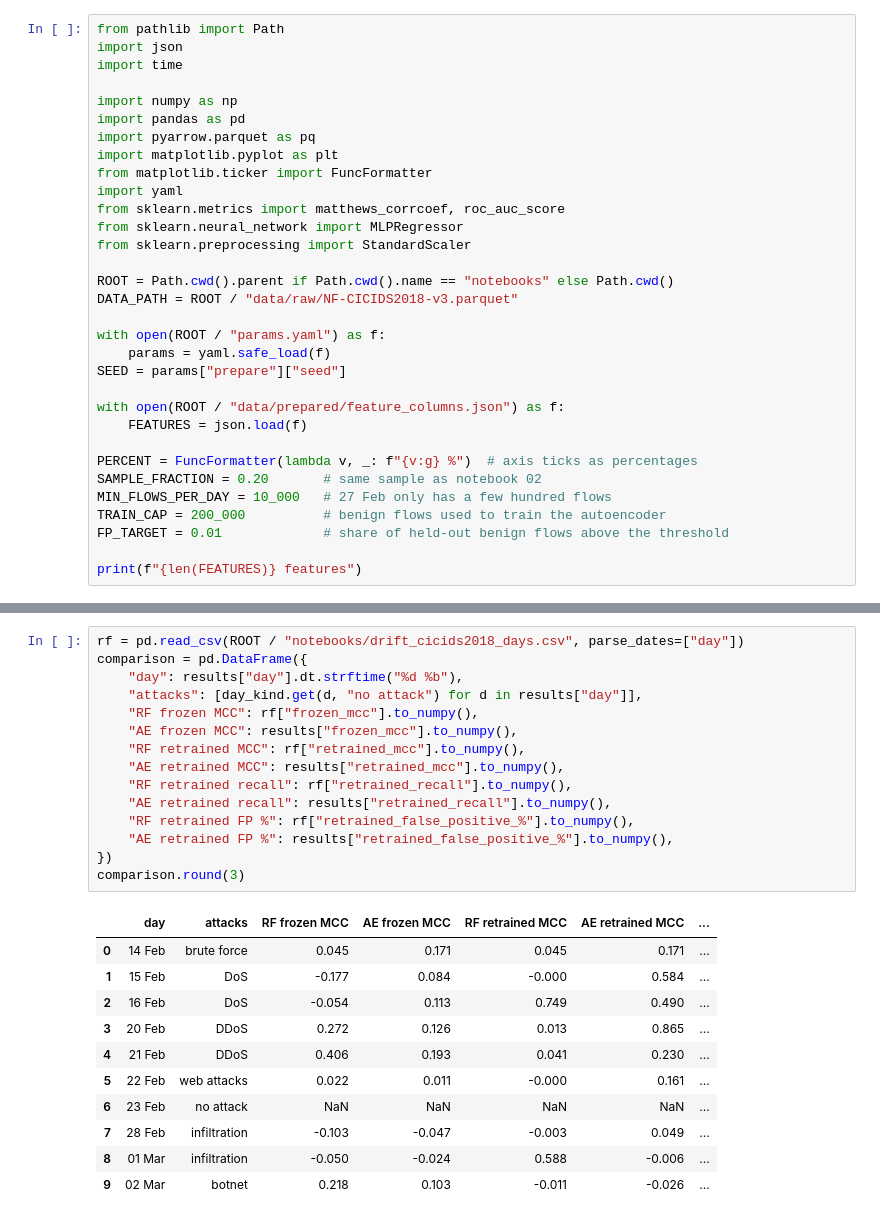
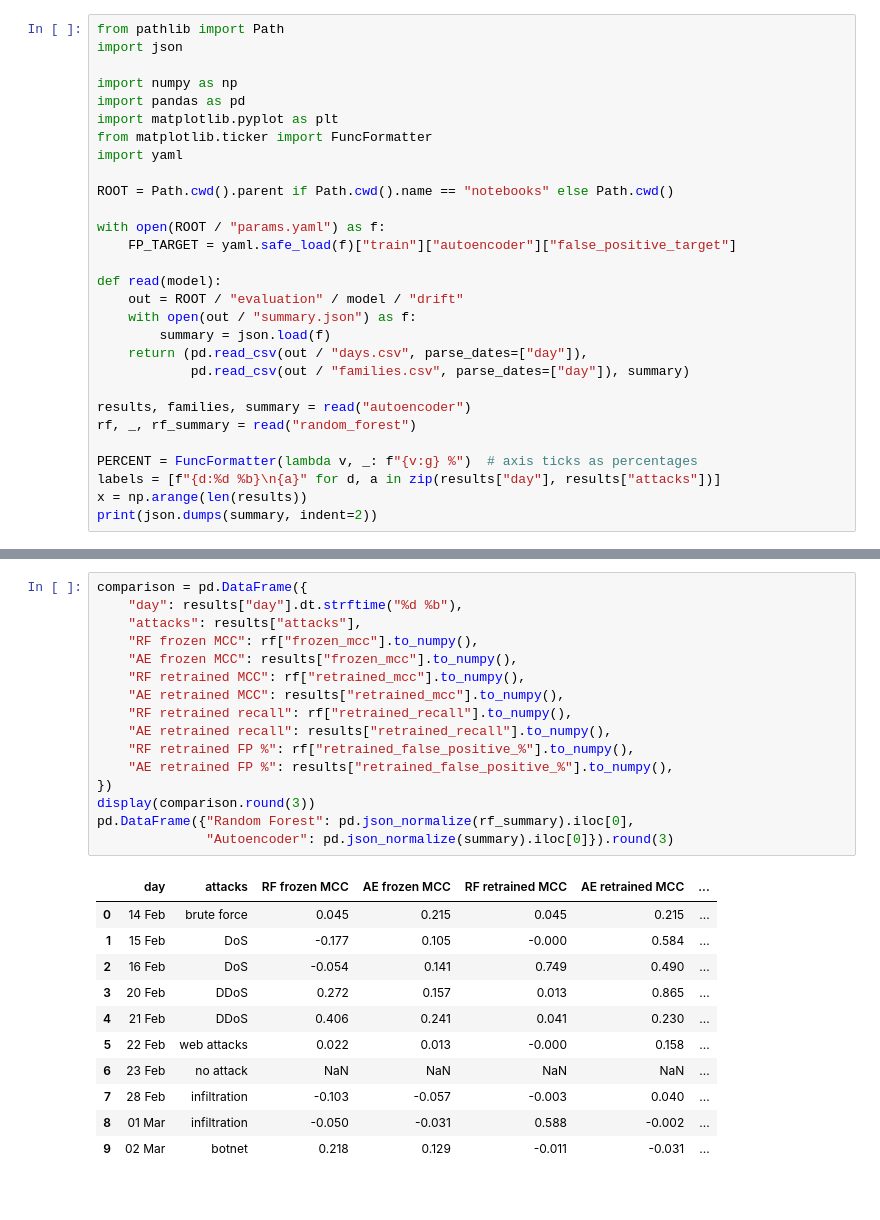
Before and after one commit to ALDHURAIBI/mlops-project-2026, a Jupyter notebook: notebooks/03_autoencoder_cicids2018.ipynb, the cells around one changed output, grey strips where cells are left out. Drawn from its saved outputs; the diff is of its cells as text.

```diff
--- a/notebooks/03_autoencoder_cicids2018.ipynb
+++ b/notebooks/03_autoencoder_cicids2018.ipynb
@@ -17,33 +17,30 @@ recomputed at each retraining. Same 38 features and same 20 % sample as notebook
 # %%
 from pathlib import Path
 import json
-import time
 
 import numpy as np
 import pandas as pd
-import pyarrow.parquet as pq
 import matplotlib.pyplot as plt
 from matplotlib.ticker import FuncFormatter
 import yaml
-from sklearn.metrics import matthews_corrcoef, roc_auc_score
-from sklearn.neural_network import MLPRegressor
-from sklearn.preprocessing import StandardScaler
 
 ROOT = Path.cwd().parent if Path.cwd().name == "notebooks" else Path.cwd()
-DATA_PATH = ROOT / "data/raw/NF-CICIDS2018-v3.parquet"
 
 with open(ROOT / "params.yaml") as f:
-    params = yaml.safe_load(f)
-SEED = params["prepare"]["seed"]
+    FP_TARGET = yaml.safe_load(f)["train"]["autoencoder"]["false_positive_target"]
 
-with open(ROOT / "data/prepared/feature_columns.json") as f:
-    FEATURES = json.load(f)
+def read(model):
+    out = ROOT / "evaluation" / model / "drift"
+    with open(out / "summary.json") as f:
+        summary = json.load(f)
+    return (pd.read_csv(out / "days.csv", parse_dates=["day"]),
+            pd.read_csv(out / "families.csv", parse_dates=["day"]), summary)
+
+results, families, summary = read("autoencoder")
+rf, _, rf_summary = read("random_forest")
 
 PERCENT = FuncFormatter(lambda v, _: f"{v:g} %")  # axis ticks as percentages
-SAMPLE_FRACTION = 0.20       # same sample as notebook 02
-MIN_FLOWS_PER_DAY = 10_000   # 27 Feb only has a few hundred flows
-TRAIN_CAP = 200_000          # benign flows used to train the autoencoder
-FP_TARGET = 0.01             # share of held-out benign flows above the threshold
-
-print(f"{len(FEATURES)} features")
+labels = [f"{d:%d %b}\n{a}" for d, a in zip(results["day"], results["attacks"])]
+x = np.arange(len(results))
+print(json.dumps(summary, indent=2))
 # %% [output]
@@ -309,27 +179,28 @@ Run `02_drift_cicids2018.ipynb` first: it writes `drift_cicids2018_days.csv`.
 # %%
-rf = pd.read_csv(ROOT / "notebooks/drift_cicids2018_days.csv", parse_dates=["day"])
 comparison = pd.DataFrame({
     "day": results["day"].dt.strftime("%d %b"),
-    "attacks": [day_kind.get(d, "no attack") for d in results["day"]],
+    "attacks": results["attacks"],
     "RF frozen MCC": rf["frozen_mcc"].to_numpy(),
     "AE frozen MCC": results["frozen_mcc"].to_numpy(),
     "RF retrained MCC": rf["retrained_mcc"].to_numpy(),
     "AE retrained MCC": results["retrained_mcc"].to_numpy(),
     "RF retrained recall": rf["retrained_recall"].to_numpy(),
     "AE retrained recall": results["retrained_recall"].to_numpy(),
     "RF retrained FP %": rf["retrained_false_positive_%"].to_numpy(),
     "AE retrained FP %": results["retrained_false_positive_%"].to_numpy(),
 })
-comparison.round(3)
+display(comparison.round(3))
+pd.DataFrame({"Random Forest": pd.json_normalize(rf_summary).iloc[0],
+              "Autoencoder": pd.json_normalize(summary).iloc[0]}).round(3)
 # %% [output]
 |  | day | attacks | RF frozen MCC | AE frozen MCC | RF retrained MCC | AE retrained MCC | ... |
-| 0 | 14 Feb | brute force | 0.045 | 0.171 | 0.045 | 0.171 | ... |
-| 1 | 15 Feb | DoS | -0.177 | 0.084 | -0.000 | 0.584 | ... |
-| 2 | 16 Feb | DoS | -0.054 | 0.113 | 0.749 | 0.490 | ... |
-| 3 | 20 Feb | DDoS | 0.272 | 0.126 | 0.013 | 0.865 | ... |
-| 4 | 21 Feb | DDoS | 0.406 | 0.193 | 0.041 | 0.230 | ... |
-| 5 | 22 Feb | web attacks | 0.022 | 0.011 | -0.000 | 0.161 | ... |
+| 0 | 14 Feb | brute force | 0.045 | 0.215 | 0.045 | 0.215 | ... |
+| 1 | 15 Feb | DoS | -0.177 | 0.105 | -0.000 | 0.584 | ... |
+| 2 | 16 Feb | DoS | -0.054 | 0.141 | 0.749 | 0.490 | ... |
+| 3 | 20 Feb | DDoS | 0.272 | 0.157 | 0.013 | 0.865 | ... |
+| 4 | 21 Feb | DDoS | 0.406 | 0.241 | 0.041 | 0.230 | ... |
+| 5 | 22 Feb | web attacks | 0.022 | 0.013 | -0.000 | 0.158 | ... |
 | 6 | 23 Feb | no attack | NaN | NaN | NaN | NaN | ... |
-| 7 | 28 Feb | infiltration | -0.103 | -0.047 | -0.003 | 0.049 | ... |
-| 8 | 01 Mar | infiltration | -0.050 | -0.024 | 0.588 | -0.006 | ... |
-| 9 | 02 Mar | botnet | 0.218 | 0.103 | -0.011 | -0.026 | ... |
+| 7 | 28 Feb | infiltration | -0.103 | -0.057 | -0.003 | 0.040 | ... |
+| 8 | 01 Mar | infiltration | -0.050 | -0.031 | 0.588 | -0.002 | ... |
+| 9 | 02 Mar | botnet | 0.218 | 0.129 | -0.011 | -0.031 | ... |
```
Also changed, not shown: parts of 18 cells of this notebook, 1 other file.
